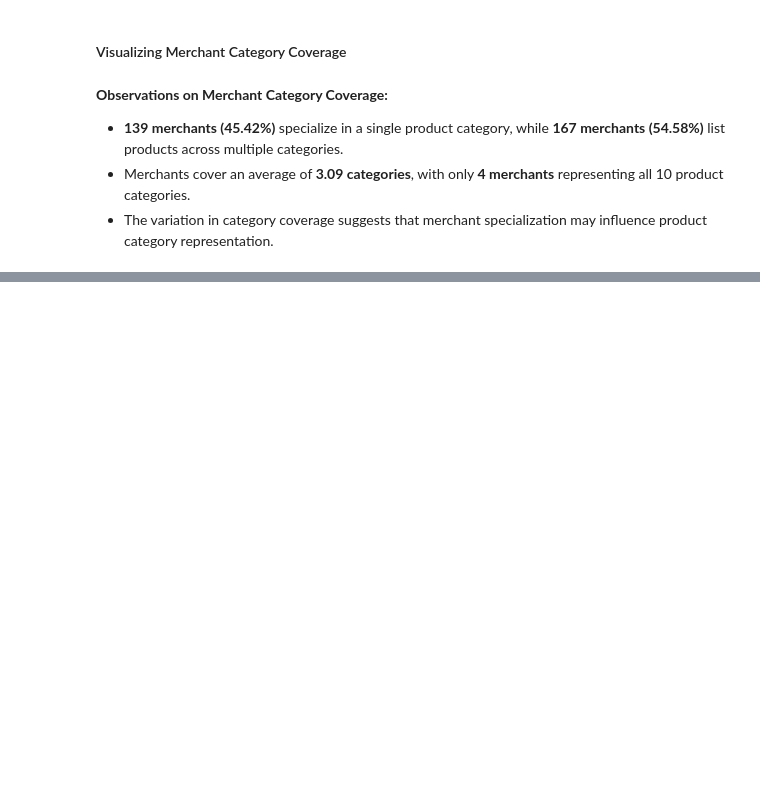
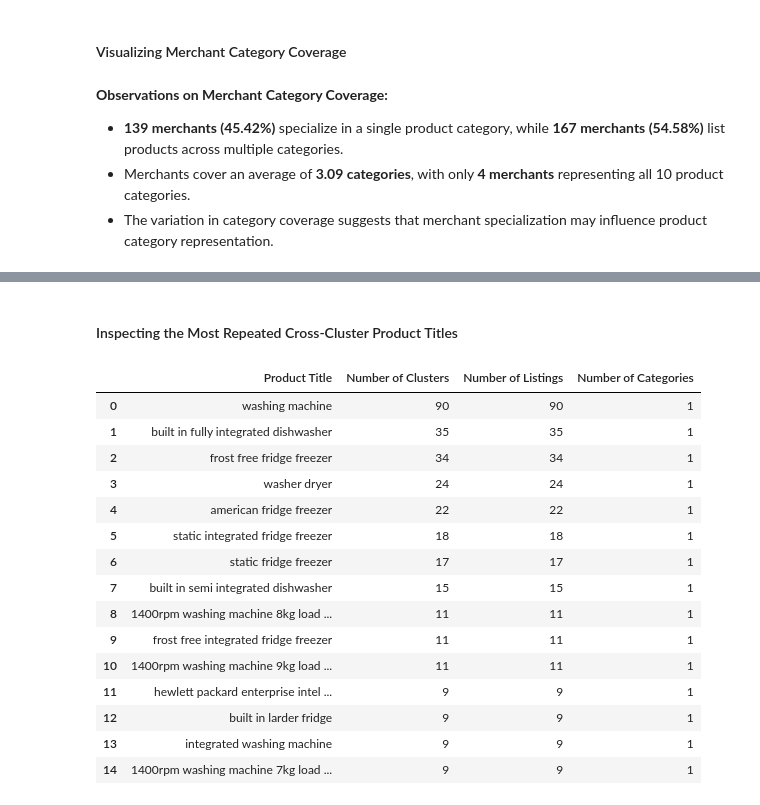
Before and after one commit to TejasMJ/Product-Taxonomy-Intelligence, a Jupyter notebook: notebooks/02_exploratory_data_analysis.ipynb, the cells around one changed output, grey strips where cells are left out. Saved outputs shown, nothing was run; the diff lists cells and outputs as text; code cells hidden in the pictures; blank space fills up the shorter version.

Commit message:
Cross Cluster details added

```diff
--- a/notebooks/02_exploratory_data_analysis.ipynb
+++ b/notebooks/02_exploratory_data_analysis.ipynb
@@ -792,0 +1034,46 @@ fig.show()
+# %% [markdown]
+#### Inspecting the Most Repeated Cross-Cluster Product Titles
+# %%
+# Identifying the 15 product titles appearing across the most clusters
+top_cross_cluster_titles = (
+    title_cluster_counts
+    .sort_values(ascending=False)
+    .head(15)
+    .reset_index()
+)
+
+top_cross_cluster_titles.columns = ["Product Title", "Number of Clusters"]
+
+# Adding the number of listings associated with each title
+title_listing_counts = df["Product Title"].value_counts()
+
+top_cross_cluster_titles["Number of Listings"] = (
+    top_cross_cluster_titles["Product Title"]
+    .map(title_listing_counts)
+)
+
+# Adding the number of distinct categories associated with each title
+top_cross_cluster_titles["Number of Categories"] = (
+    top_cross_cluster_titles["Product Title"]
+    .map(title_category_counts)
+)
+
+# Displaying the results
+display(top_cross_cluster_titles)
+# %% [output]
+|  | Product Title | Number of Clusters | Number of Listings | Number of Categories |
+| 0 | washing machine | 90 | 90 | 1 |
+| 1 | built in fully integrated dishwasher | 35 | 35 | 1 |
+| 2 | frost free fridge freezer | 34 | 34 | 1 |
+| 3 | washer dryer | 24 | 24 | 1 |
+| 4 | american fridge freezer | 22 | 22 | 1 |
+| 5 | static integrated fridge freezer | 18 | 18 | 1 |
+| 6 | static fridge freezer | 17 | 17 | 1 |
+| 7 | built in semi integrated dishwasher | 15 | 15 | 1 |
+| 8 | 1400rpm washing machine 8kg load ... | 11 | 11 | 1 |
+| 9 | frost free integrated fridge freezer | 11 | 11 | 1 |
+| 10 | 1400rpm washing machine 9kg load ... | 11 | 11 | 1 |
+| 11 | hewlett packard enterprise intel ... | 9 | 9 | 1 |
+| 12 | built in larder fridge | 9 | 9 | 1 |
+| 13 | integrated washing machine | 9 | 9 | 1 |
+| 14 | 1400rpm washing machine 7kg load ... | 9 | 9 | 1 |
```
Also changed, not shown: parts of 15 cells of this notebook.
